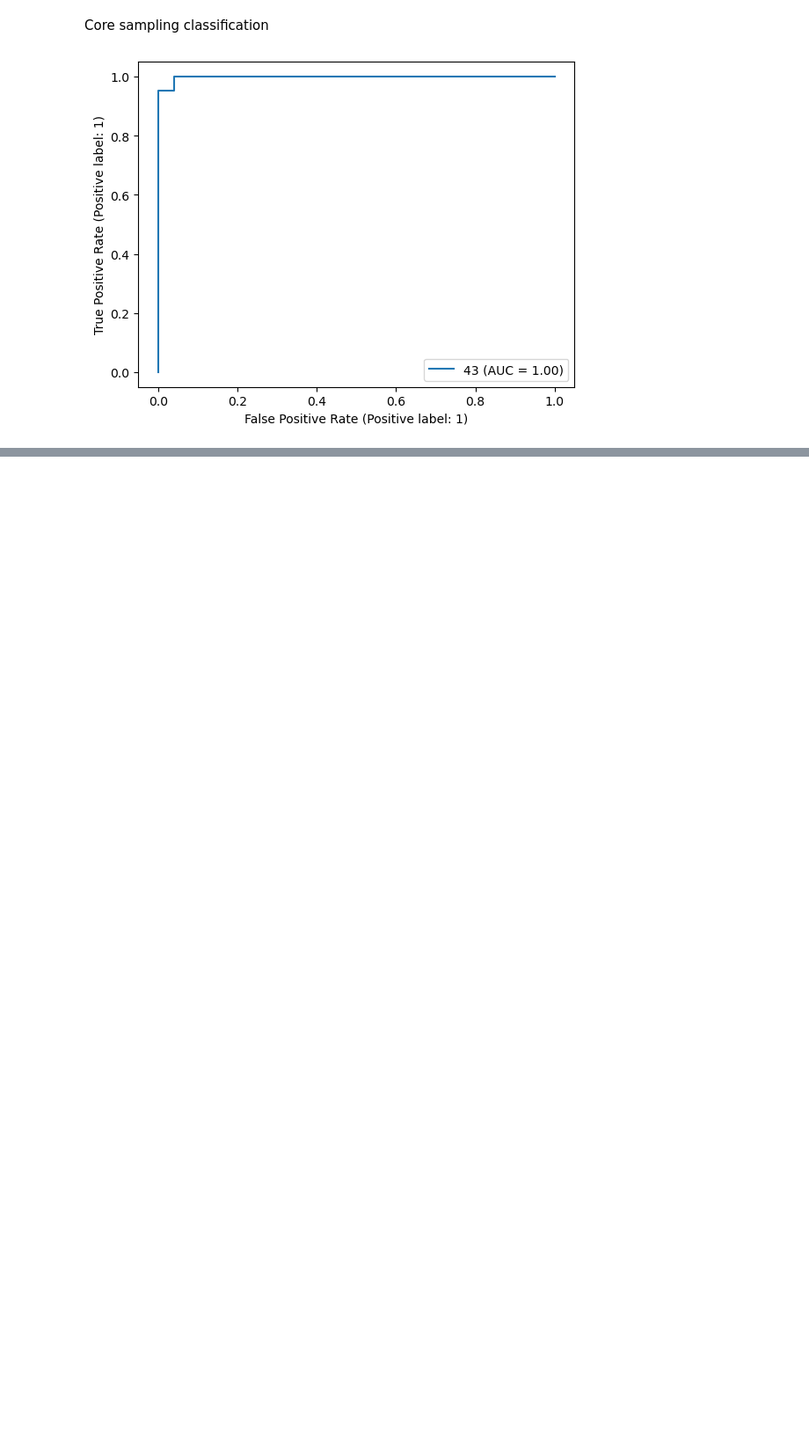
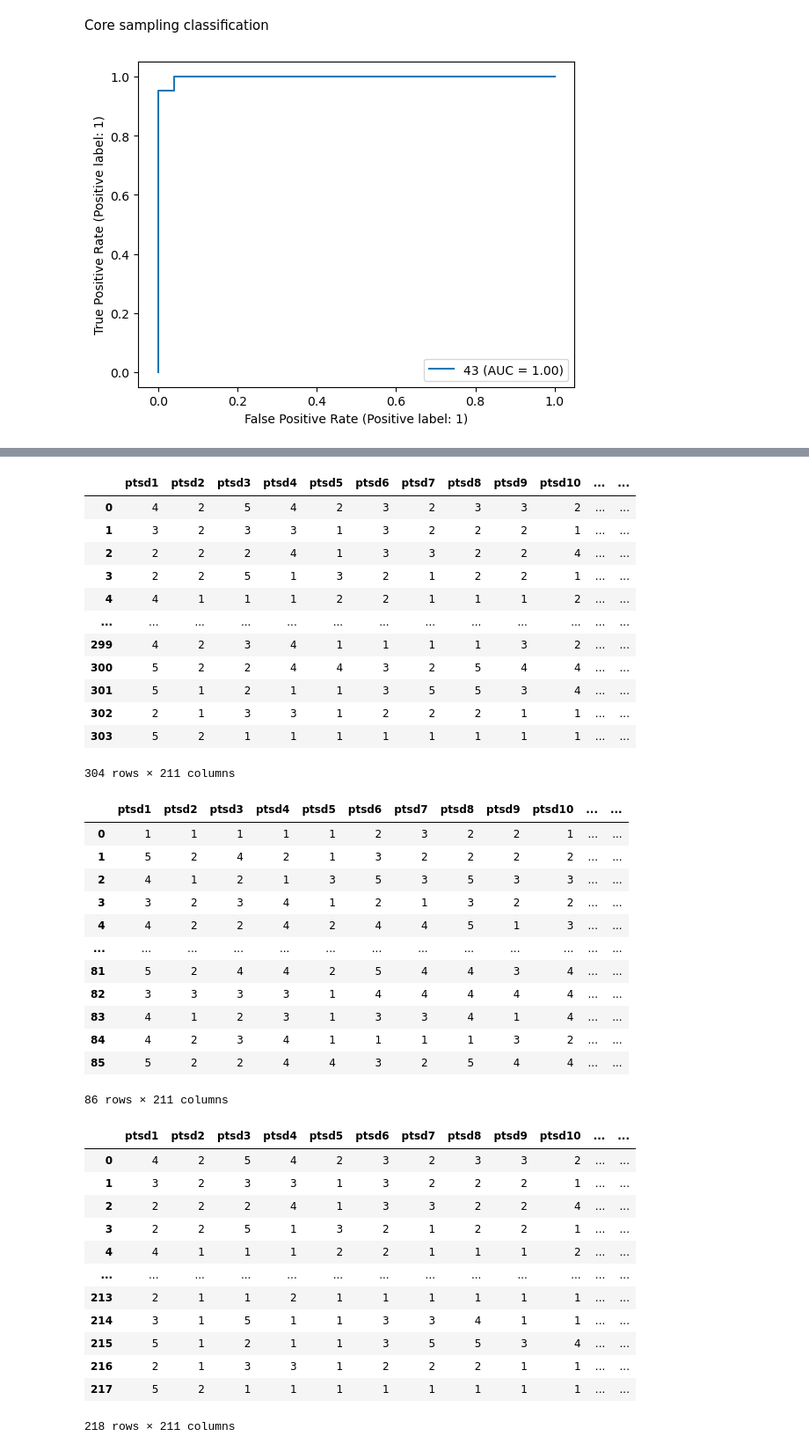
Before and after one commit to zeroknowledgediscovery/truthnet, a Jupyter notebook: notebooks/generic-data.ipynb, the cells around one changed output, grey strips where cells are left out. Shown at 88% size. Cells and saved outputs as stored; diff of their text form; code cells hidden in the pictures; blank space fills up the shorter version.

```diff
--- a/notebooks/generic-data.ipynb
+++ b/notebooks/generic-data.ipynb
@@ -1063,0 +1451,44 @@ plt.plot(df["questions asked"], df["mean"])
+# %%
+display(pd.read_csv("data/ptsd/PTSD_cognet_test_processed.csv"))
+display(pd.read_csv("data/ptsd/PTSD_cognet_test_processed_pos_only.csv"))
+display(pd.read_csv("data/ptsd/PTSD_cognet_test_processed_neg_only.csv"))
+# %% [output]
+|  | ptsd1 | ptsd2 | ptsd3 | ptsd4 | ptsd5 | ptsd6 | ptsd7 | ptsd8 | ptsd9 | ptsd10 | ... | ... |
+| 0 | 4 | 2 | 5 | 4 | 2 | 3 | 2 | 3 | 3 | 2 | ... | ... |
+| 1 | 3 | 2 | 3 | 3 | 1 | 3 | 2 | 2 | 2 | 1 | ... | ... |
+| 2 | 2 | 2 | 2 | 4 | 1 | 3 | 3 | 2 | 2 | 4 | ... | ... |
+| 3 | 2 | 2 | 5 | 1 | 3 | 2 | 1 | 2 | 2 | 1 | ... | ... |
+| 4 | 4 | 1 | 1 | 1 | 2 | 2 | 1 | 1 | 1 | 2 | ... | ... |
+| ... | ... | ... | ... | ... | ... | ... | ... | ... | ... | ... | ... | ... |
+| 299 | 4 | 2 | 3 | 4 | 1 | 1 | 1 | 1 | 3 | 2 | ... | ... |
+| 300 | 5 | 2 | 2 | 4 | 4 | 3 | 2 | 5 | 4 | 4 | ... | ... |
+| 301 | 5 | 1 | 2 | 1 | 1 | 3 | 5 | 5 | 3 | 4 | ... | ... |
+| 302 | 2 | 1 | 3 | 3 | 1 | 2 | 2 | 2 | 1 | 1 | ... | ... |
+| 303 | 5 | 2 | 1 | 1 | 1 | 1 | 1 | 1 | 1 | 1 | ... | ... |
+304 rows × 211 columns
+|  | ptsd1 | ptsd2 | ptsd3 | ptsd4 | ptsd5 | ptsd6 | ptsd7 | ptsd8 | ptsd9 | ptsd10 | ... | ... |
+| 0 | 1 | 1 | 1 | 1 | 1 | 2 | 3 | 2 | 2 | 1 | ... | ... |
+| 1 | 5 | 2 | 4 | 2 | 1 | 3 | 2 | 2 | 2 | 2 | ... | ... |
+| 2 | 4 | 1 | 2 | 1 | 3 | 5 | 3 | 5 | 3 | 3 | ... | ... |
+| 3 | 3 | 2 | 3 | 4 | 1 | 2 | 1 | 3 | 2 | 2 | ... | ... |
+| 4 | 4 | 2 | 2 | 4 | 2 | 4 | 4 | 5 | 1 | 3 | ... | ... |
+| ... | ... | ... | ... | ... | ... | ... | ... | ... | ... | ... | ... | ... |
+| 81 | 5 | 2 | 4 | 4 | 2 | 5 | 4 | 4 | 3 | 4 | ... | ... |
+| 82 | 3 | 3 | 3 | 3 | 1 | 4 | 4 | 4 | 4 | 4 | ... | ... |
+| 83 | 4 | 1 | 2 | 3 | 1 | 3 | 3 | 4 | 1 | 4 | ... | ... |
+| 84 | 4 | 2 | 3 | 4 | 1 | 1 | 1 | 1 | 3 | 2 | ... | ... |
+| 85 | 5 | 2 | 2 | 4 | 4 | 3 | 2 | 5 | 4 | 4 | ... | ... |
+86 rows × 211 columns
+|  | ptsd1 | ptsd2 | ptsd3 | ptsd4 | ptsd5 | ptsd6 | ptsd7 | ptsd8 | ptsd9 | ptsd10 | ... | ... |
+| 0 | 4 | 2 | 5 | 4 | 2 | 3 | 2 | 3 | 3 | 2 | ... | ... |
+| 1 | 3 | 2 | 3 | 3 | 1 | 3 | 2 | 2 | 2 | 1 | ... | ... |
+| 2 | 2 | 2 | 2 | 4 | 1 | 3 | 3 | 2 | 2 | 4 | ... | ... |
+| 3 | 2 | 2 | 5 | 1 | 3 | 2 | 1 | 2 | 2 | 1 | ... | ... |
+| 4 | 4 | 1 | 1 | 1 | 2 | 2 | 1 | 1 | 1 | 2 | ... | ... |
+| ... | ... | ... | ... | ... | ... | ... | ... | ... | ... | ... | ... | ... |
+| 213 | 2 | 1 | 1 | 2 | 1 | 1 | 1 | 1 | 1 | 1 | ... | ... |
+| 214 | 3 | 1 | 5 | 1 | 1 | 3 | 3 | 4 | 1 | 1 | ... | ... |
+| 215 | 5 | 1 | 2 | 1 | 1 | 3 | 5 | 5 | 3 | 4 | ... | ... |
+| 216 | 2 | 1 | 3 | 3 | 1 | 2 | 2 | 2 | 1 | 1 | ... | ... |
+| 217 | 5 | 2 | 1 | 1 | 1 | 1 | 1 | 1 | 1 | 1 | ... | ... |
+218 rows × 211 columns
```
Also changed, not shown: parts of 41 cells of this notebook, 1 other file.
